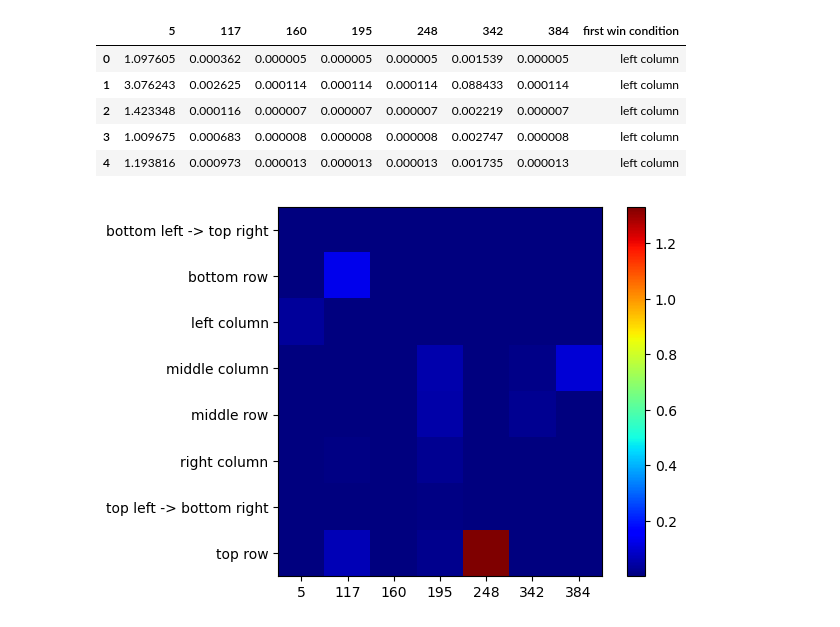
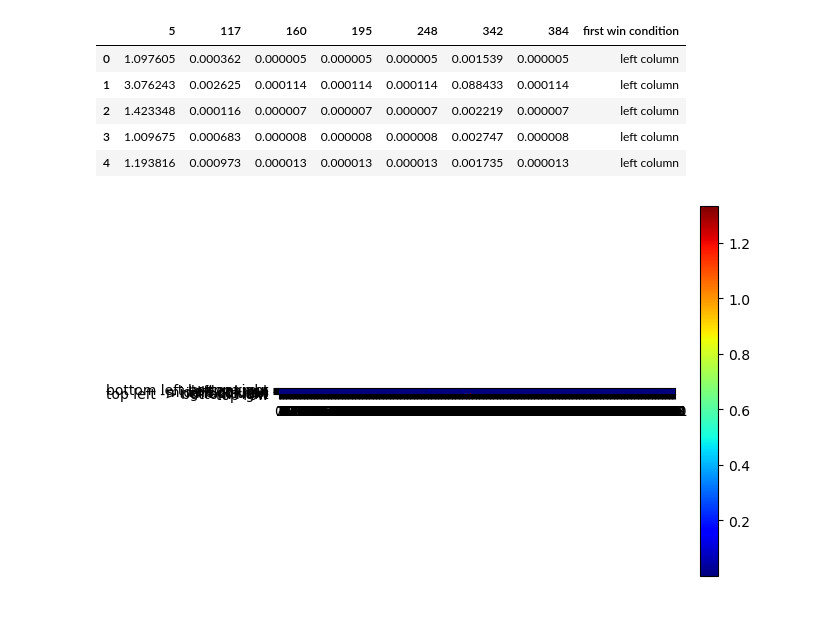
Before and after one commit to obayyub/Alphatoe, a Jupyter notebook: notebooks/230801_mlp_neuron_ablations.ipynb, the cells around one changed output. Saved outputs shown, nothing was run; the diff lists cells and outputs as text; code cells hidden in the pictures.

Commit message:
all neuron ablations passed

```diff
--- a/notebooks/230801_mlp_neuron_ablations.ipynb
+++ b/notebooks/230801_mlp_neuron_ablations.ipynb
@@ -115,13 +115,16 @@ batch_restarts = (
     + [len(df)]
 )
 batch_size = 4096
+neurons = list(range(512))
 df_ablation_losses = pd.DataFrame(columns=["moves played"] + neurons)
 with torch.no_grad():
     for neuron in neurons:
         neuron_losses = []
         for j in range(len(batch_restarts) - 1):
             batch_size = min(batch_restarts[j + 1], batch_size)
+            batch_size = 4096
             for i in range(batch_restarts[j], batch_restarts[j + 1], batch_size):
+                batch_size = 4096
                 batch_gap = batch_restarts[j + 1] - i
                 batch_size = batch_gap if batch_gap < batch_size else batch_size
                 games = torch.stack(
@@ -200,7 +155,8 @@ with torch.no_grad():
 # %%
+df_ablation_losses["first win condition"] = df["first win condition"]
 df_ablation_losses["moves played"] = df["moves played"]
-df_ablation_losses["first win condition"] = df["first win condition"]
-df_ablation_losses["second win condition"] = df["second win condition"]
+# %%
+df_ablation_losses = df_ablation_losses.copy()
 # %%
 # save csv
 df_ablation_losses.to_csv("../data/230801_mlp_neuron_ablations.csv", index=False)
@@ -216,3 +173,2 @@ df_ablation_losses.head()
 # %%
-df_ablation_losses.drop("second win condition", axis=1, inplace=True)
 df_ablation_losses.drop("moves played", axis=1, inplace=True)
@@ -230,12 +184,12 @@ df_ablation_losses.head()
 # %%
 grouped = df_ablation_losses.groupby(["first win condition"])
 plt.imshow(grouped.mean(), cmap="jet", interpolation="nearest")
 plt.colorbar()
 # legend
-plt.xticks(np.arange(0, 7), labels=grouped.mean().columns)
+plt.xticks(np.arange(0, 512), labels=grouped.mean().columns)
 # yticks
 plt.yticks(np.arange(0, 8), labels=grouped.mean().index)
 # dpi
 plt.rcParams["figure.dpi"] = 150
 # %% [output]
-[figure, old version]
+[figure, new version]
```
Also changed, not shown: parts of 4 cells of this notebook.
